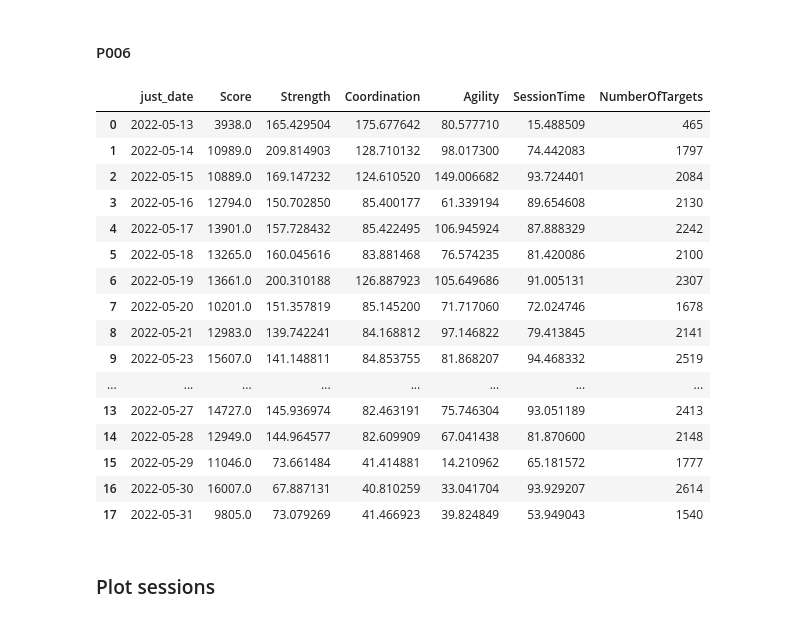
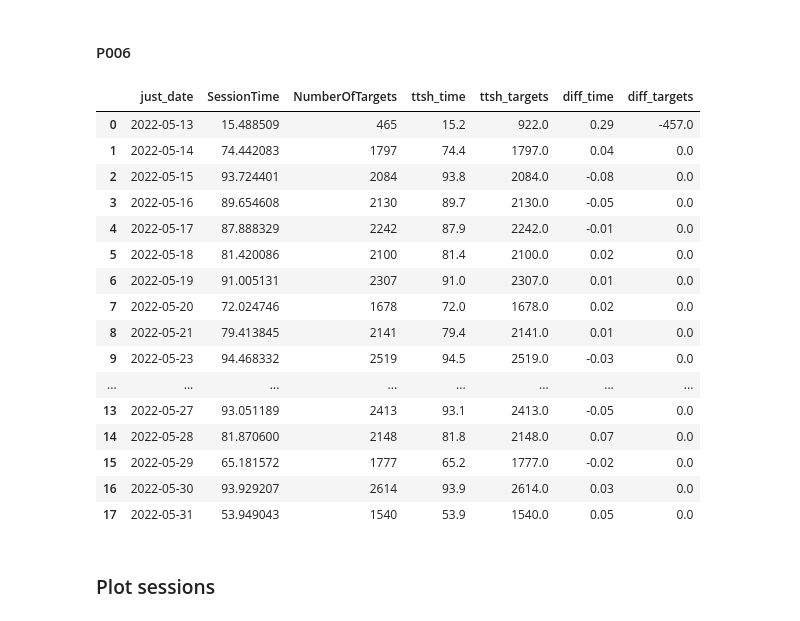
Before and after one commit to doscsy12/robotic_hometherapy, a Jupyter notebook: data_compare.ipynb, the cells around one changed output. Cells and saved outputs as stored; diff of their text form; code cells hidden in the pictures.

```diff
--- a/data_check.ipynb
+++ b/data_compare.ipynb
@@ -47,0 +41,8 @@ list_of_dfs[0]
+# %%
+# dfs from ttsh
+xls = pd.ExcelFile('data/HMANTele_Data.xlsx')
+# %%
+ttsh_dfs = []
+for name in xls.sheet_names:
+    df_temp = pd.read_excel(xls, sheet_name=name, header=1)
+    ttsh_dfs.append(df_temp)
@@ -69,0 +84,12 @@ for df in list_of_dfs:
+# %%
+list_from_ttshsessions = []
+for df in ttsh_dfs:
+    df.columns = df.columns.str.replace(' ','')
+    df.rename(columns={'Date_session(1,2,3)' : 'date',
+                        'Totaltime/day' : 'ttsh_time',
+                        'Totalreps/day' : 'ttsh_targets'}, inplace=True)
+    targets_df = df[df['date'].astype(str).str.contains('2022-')][['date','ttsh_time','ttsh_targets']].fillna(0)
+    targets_df['date_time'] = pd.to_datetime(targets_df['date'], format='%Y-%m-%d %H:%M:%S')
+    targets_df['just_date'] = targets_df['date_time'].dt.date
+
+    list_from_ttshsessions.append(targets_df)
@@ -70,2 +98,12 @@ for df in list_of_dfs:
+# %%
+list_of_comparisons = []
+for nr in range(0,len(list_from_ttshsessions)):
+    df = pd.merge(list_of_groupsessions[nr],list_from_ttshsessions[nr][list_from_ttshsessions[nr]['ttsh_time']!=0], on='just_date', how='outer').drop(columns=['Score','Strength','Coordination','Agility','date','date_time'])
+    df = df.fillna(0)
+    df['diff_time'] = df['SessionTime'] - df['ttsh_time']
+    df['diff_time'] = df['diff_time'].round(2)
+    df['diff_targets'] = df['NumberOfTargets'] - df['ttsh_targets']
+
+    list_of_comparisons.append(df)
 # %% [markdown]
 ### display sessions
@@ -177,25 +253,25 @@ list_of_groupsessions[4]
 # %% [markdown]
 #### P006
 # %%
-list_of_groupsessions[5]
+list_of_comparisons[5]
 # %% [output]
-|  | just_date | Score | Strength | Coordination | Agility | SessionTime | NumberOfTargets |
-| 0 | 2022-05-13 | 3938.0 | 165.429504 | 175.677642 | 80.577710 | 15.488509 | 465 |
-| 1 | 2022-05-14 | 10989.0 | 209.814903 | 128.710132 | 98.017300 | 74.442083 | 1797 |
-| 2 | 2022-05-15 | 10889.0 | 169.147232 | 124.610520 | 149.006682 | 93.724401 | 2084 |
-| 3 | 2022-05-16 | 12794.0 | 150.702850 | 85.400177 | 61.339194 | 89.654608 | 2130 |
-| 4 | 2022-05-17 | 13901.0 | 157.728432 | 85.422495 | 106.945924 | 87.888329 | 2242 |
-| 5 | 2022-05-18 | 13265.0 | 160.045616 | 83.881468 | 76.574235 | 81.420086 | 2100 |
-| 6 | 2022-05-19 | 13661.0 | 200.310188 | 126.887923 | 105.649686 | 91.005131 | 2307 |
-| 7 | 2022-05-20 | 10201.0 | 151.357819 | 85.145200 | 71.717060 | 72.024746 | 1678 |
-| 8 | 2022-05-21 | 12983.0 | 139.742241 | 84.168812 | 97.146822 | 79.413845 | 2141 |
-| 9 | 2022-05-23 | 15607.0 | 141.148811 | 84.853755 | 81.868207 | 94.468332 | 2519 |
+|  | just_date | SessionTime | NumberOfTargets | ttsh_time | ttsh_targets | diff_time | diff_targets |
+| 0 | 2022-05-13 | 15.488509 | 465 | 15.2 | 922.0 | 0.29 | -457.0 |
+| 1 | 2022-05-14 | 74.442083 | 1797 | 74.4 | 1797.0 | 0.04 | 0.0 |
+| 2 | 2022-05-15 | 93.724401 | 2084 | 93.8 | 2084.0 | -0.08 | 0.0 |
+| 3 | 2022-05-16 | 89.654608 | 2130 | 89.7 | 2130.0 | -0.05 | 0.0 |
+| 4 | 2022-05-17 | 87.888329 | 2242 | 87.9 | 2242.0 | -0.01 | 0.0 |
+| 5 | 2022-05-18 | 81.420086 | 2100 | 81.4 | 2100.0 | 0.02 | 0.0 |
+| 6 | 2022-05-19 | 91.005131 | 2307 | 91.0 | 2307.0 | 0.01 | 0.0 |
+| 7 | 2022-05-20 | 72.024746 | 1678 | 72.0 | 1678.0 | 0.02 | 0.0 |
+| 8 | 2022-05-21 | 79.413845 | 2141 | 79.4 | 2141.0 | 0.01 | 0.0 |
+| 9 | 2022-05-23 | 94.468332 | 2519 | 94.5 | 2519.0 | -0.03 | 0.0 |
 | ... | ... | ... | ... | ... | ... | ... | ... |
-| 13 | 2022-05-27 | 14727.0 | 145.936974 | 82.463191 | 75.746304 | 93.051189 | 2413 |
-| 14 | 2022-05-28 | 12949.0 | 144.964577 | 82.609909 | 67.041438 | 81.870600 | 2148 |
-| 15 | 2022-05-29 | 11046.0 | 73.661484 | 41.414881 | 14.210962 | 65.181572 | 1777 |
-| 16 | 2022-05-30 | 16007.0 | 67.887131 | 40.810259 | 33.041704 | 93.929207 | 2614 |
-| 17 | 2022-05-31 | 9805.0 | 73.079269 | 41.466923 | 39.824849 | 53.949043 | 1540 |
+| 13 | 2022-05-27 | 93.051189 | 2413 | 93.1 | 2413.0 | -0.05 | 0.0 |
+| 14 | 2022-05-28 | 81.870600 | 2148 | 81.8 | 2148.0 | 0.07 | 0.0 |
+| 15 | 2022-05-29 | 65.181572 | 1777 | 65.2 | 1777.0 | -0.02 | 0.0 |
+| 16 | 2022-05-30 | 93.929207 | 2614 | 93.9 | 2614.0 | 0.03 | 0.0 |
+| 17 | 2022-05-31 | 53.949043 | 1540 | 53.9 | 1540.0 | 0.05 | 0.0 |
 # %% [markdown]
 ### Plot sessions
 # %% [markdown]
```
Also changed, not shown: parts of 21 cells of this notebook, 1 other file.
